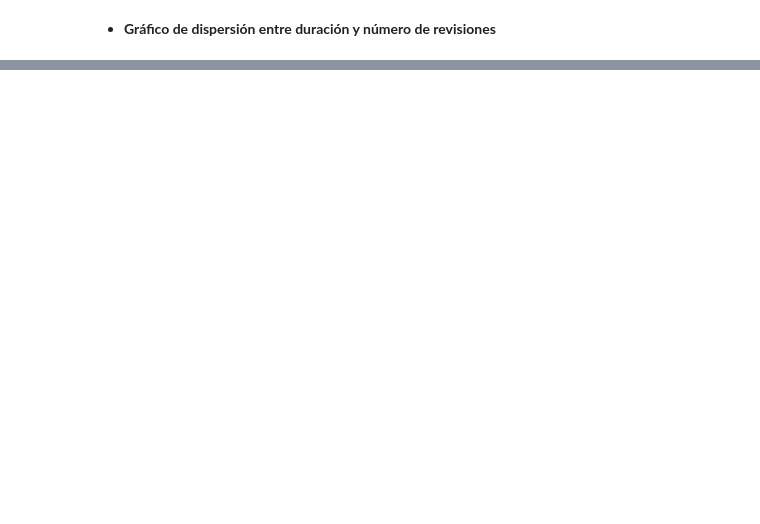
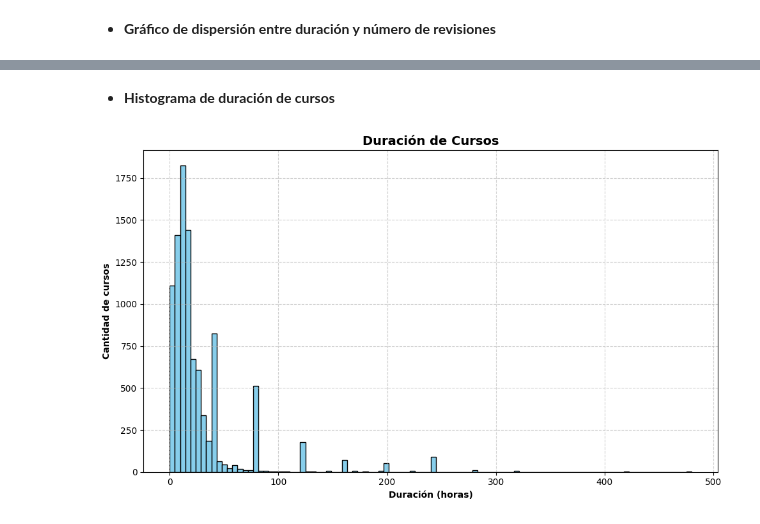
Before and after one commit to MelyzaRC/SS2_1S2025_201314821, a Jupyter notebook: Practica2/practica2.ipynb, the cells around one changed output, grey strips where cells are left out. Cells and saved outputs as stored; diff of their text form; code cells hidden in the pictures; blank space fills up the shorter version.

```diff
--- a/Practica2/practica2.ipynb
+++ b/Practica2/practica2.ipynb
@@ -183,0 +233,17 @@ plt.show()
+# %% [markdown]
+- **Histograma de duración de cursos**
+# %%
+import matplotlib.pyplot as plt
+
+plt.figure(figsize=(10, 6))
+plt.hist(df['Duration'].dropna(), bins=100, color='skyblue', edgecolor='black')  # ajusta `bins` para más o menos barras
+
+plt.title('Duración de Cursos', fontsize=14, fontweight='bold')
+plt.xlabel('Duración aproximada en horas', fontsize=10, fontweight='bold')
+plt.ylabel('Cantidad de cursos', fontsize=10, fontweight='bold')
+plt.grid(True, linestyle='--', alpha=0.6)
+
+plt.tight_layout()
+plt.show()
+# %% [output]
+[figure, added]
```
Also changed, not shown: parts of 3 cells of this notebook.
